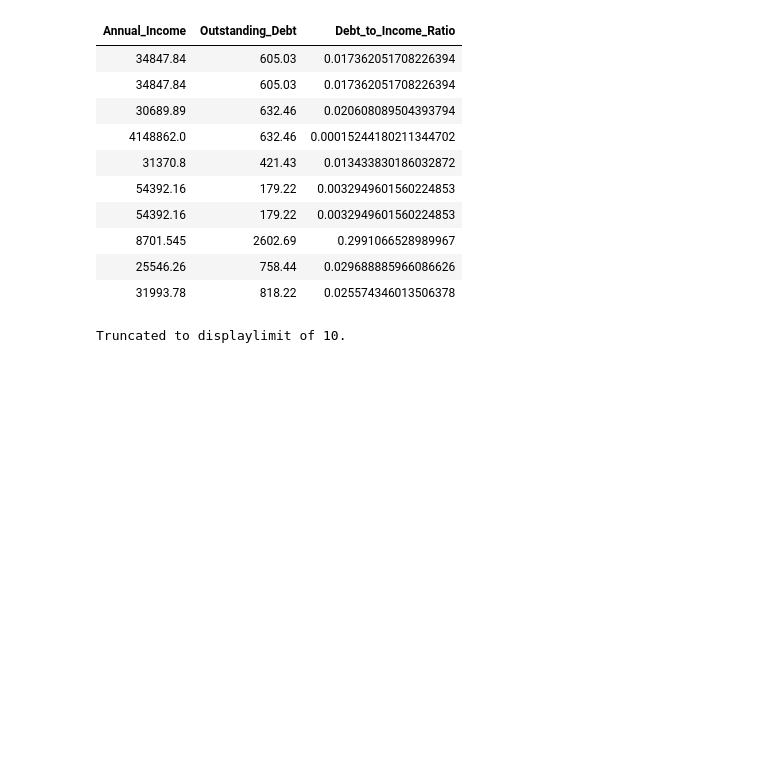
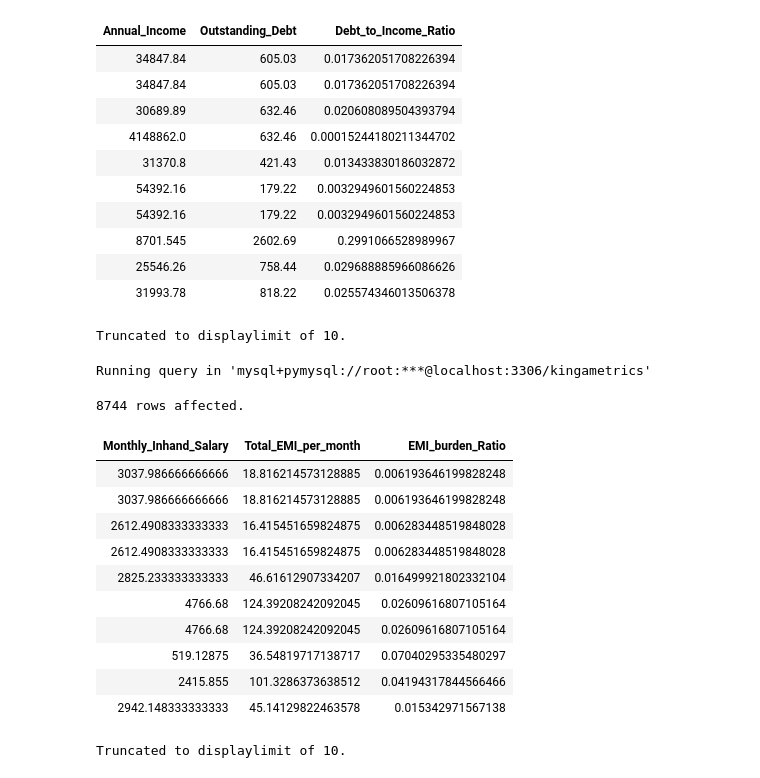
Before and after one commit to wessware/Credit_Risk_Analysis, a Jupyter notebook: sql_analysis.ipynb, the cells around one changed output. Drawn from its saved outputs; the diff is of its cells as text; code cells hidden in the pictures; blank space fills up the shorter version.

Commit message:
Equated Monthly Instalment - EMI vs Monthly inhand salary to assess repayment burden

```diff
--- a/sql_analysis.ipynb
+++ b/sql_analysis.ipynb
@@ -254,3 +254,24 @@ Running query in 'mysql+pymysql://root:***@localhost:3306/kingametrics'
 | 25546.26 | 758.44 | 0.029688885966086626 |
 | 31993.78 | 818.22 | 0.025574346013506378 |
 Truncated to displaylimit of 10.
+# %%
+%%sql
+
+SELECT Monthly_Inhand_Salary, Total_EMI_per_month, (Total_EMI_per_month / Monthly_Inhand_Salary) AS EMI_burden_Ratio
+
+FROM risk_analysis_dataset;
+# %% [output]
+Running query in 'mysql+pymysql://root:***@localhost:3306/kingametrics'
+8744 rows affected.
+| Monthly_Inhand_Salary | Total_EMI_per_month | EMI_burden_Ratio |
+| 3037.986666666666 | 18.816214573128885 | 0.006193646199828248 |
+| 3037.986666666666 | 18.816214573128885 | 0.006193646199828248 |
+| 2612.4908333333333 | 16.415451659824875 | 0.006283448519848028 |
+| 2612.4908333333333 | 16.415451659824875 | 0.006283448519848028 |
+| 2825.233333333333 | 46.61612907334207 | 0.016499921802332104 |
+| 4766.68 | 124.39208242092045 | 0.02609616807105164 |
+| 4766.68 | 124.39208242092045 | 0.02609616807105164 |
+| 519.12875 | 36.54819717138717 | 0.07040295335480297 |
+| 2415.855 | 101.3286373638512 | 0.04194317844566466 |
+| 2942.148333333333 | 45.14129822463578 | 0.015342971567138 |
+Truncated to displaylimit of 10.
```
